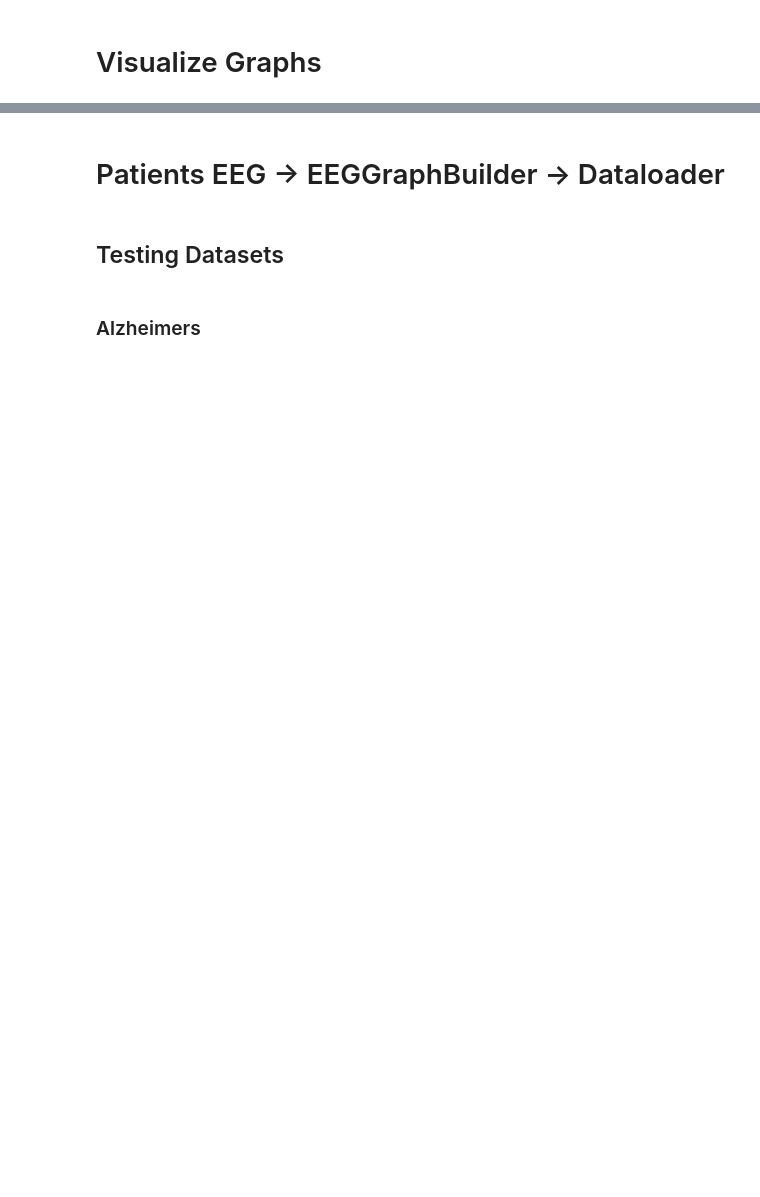
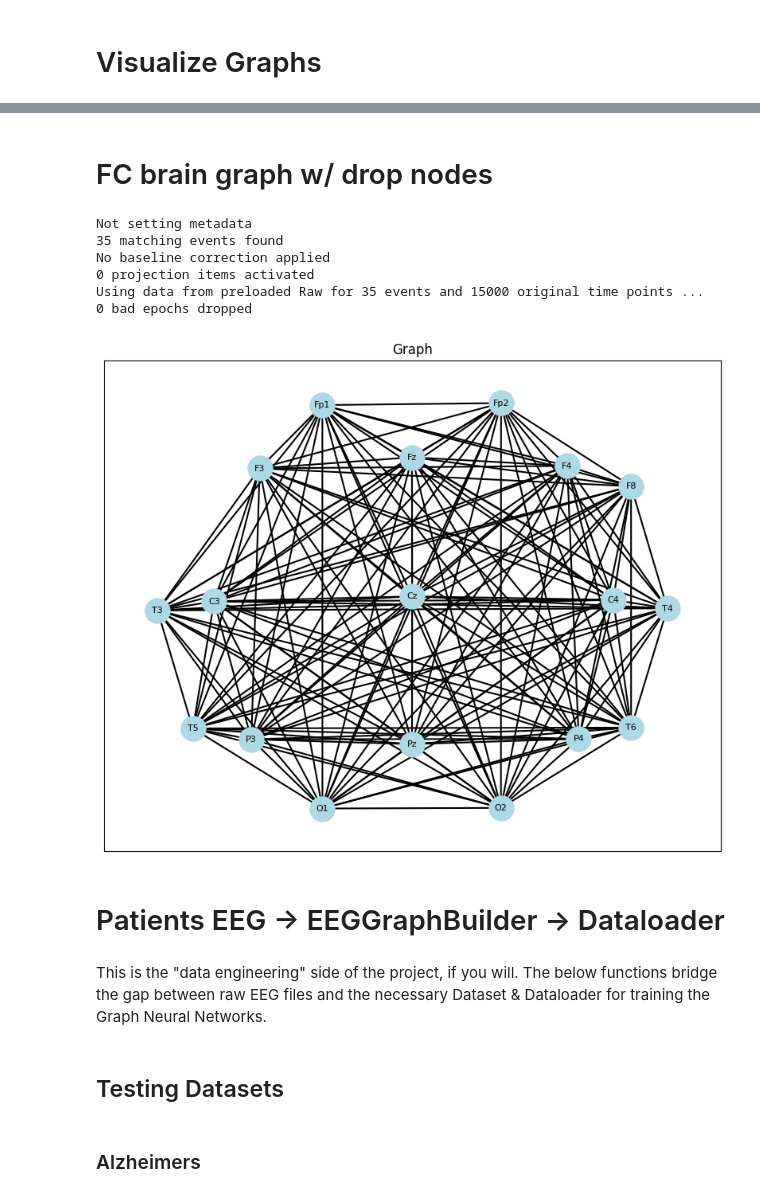
Before and after one commit to decodingthebrain/graph-alzheimers, a Jupyter notebook: main.ipynb, the cells around one changed output, grey strips where cells are left out. Cells and saved outputs as stored; diff of their text form; code cells hidden in the pictures; blank space fills up the shorter version.

```diff
--- a/main.ipynb
+++ b/main.ipynb
@@ -397,2 +502,22 @@ Using data from preloaded Raw for 38 events and 15000 original time points ...
+# %% [markdown]
+# FC brain graph w/ drop nodes
+# %%
+# Load data
+file_path = '/Users/jasonlee/Desktop/personal_projects/alzheimers/graph/dataset/openneuro - AD/regular/sub-030_task-eyesclosed_eeg.set'
+eeg_obj = EEGGraphBuilder(file_path, fc_method='plv', edge_threshold=99, node_drop=['F7'])
+eeg_obj.create_epoch()
+
+# Plot
+fc_matrix, _, _ = eeg_obj.compute_edge_features(epoch_idx=0)
+plotter = EEGGraphPlot(eeg_obj)
+plotter.plot(fc_matrix)
+# %% [output]
+Not setting metadata
+35 matching events found
+No baseline correction applied
+0 projection items activated
+Using data from preloaded Raw for 35 events and 15000 original time points ...
+0 bad epochs dropped
+[figure, added]
 # %% [markdown]
 # Patients EEG -> EEGGraphBuilder -> Dataloader
@@ -519,0 +524,2 @@ def subject_loader(graph_list, sub_split='norm', batch_size=16):
+# %% [markdown]
+This is the "data engineering" side of the project, if you will. The below functions bridge the gap between raw EEG files and the necessary Dataset & Dataloader for training the Graph Neural Networks.
```
Also changed, not shown: parts of 24 cells of this notebook, 3 other files.
